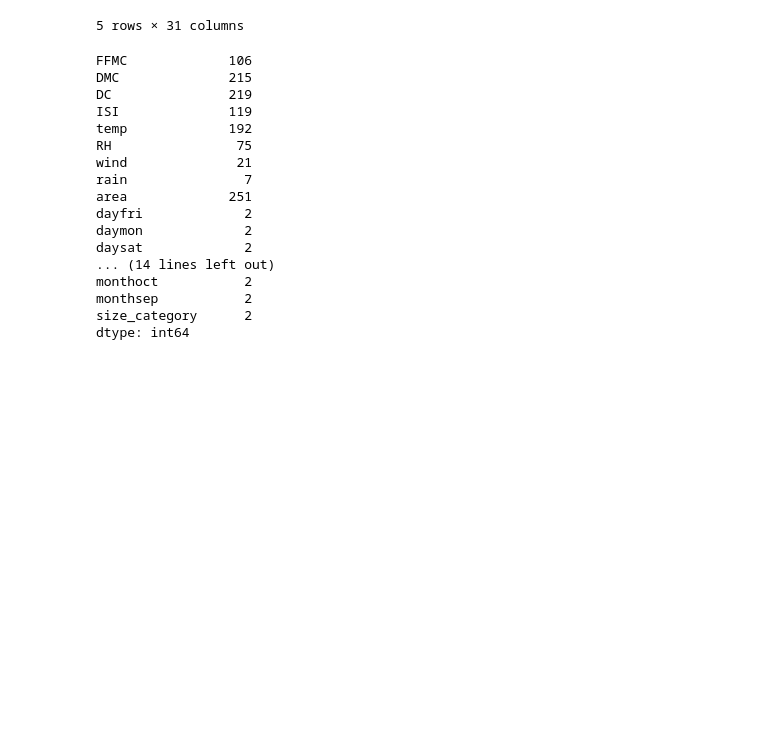
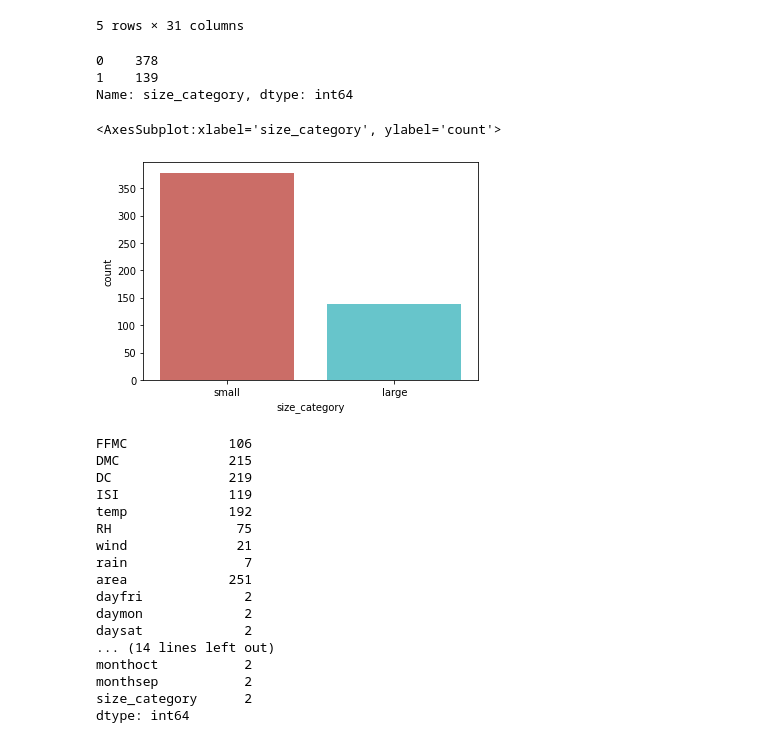
Before and after one commit to Smit131/DS-assignments-python, a Jupyter notebook: SVM/SVM jupycode.ipynb, the cells around one changed output. Saved outputs shown, nothing was run; the diff lists cells and outputs as text; code cells hidden in the pictures; blank space fills up the shorter version.

```diff
--- a/SVM/SVM jupycode.ipynb
+++ b/SVM/SVM jupycode.ipynb
@@ -28,6 +31,17 @@ df.head(5)
 | 3 | mar | fri | 91.7 | 33.3 | 77.5 | 9.0 | 8.3 | 97 | 4.0 | 0.2 | ... | ... |
 | 4 | mar | sun | 89.3 | 51.3 | 102.2 | 9.6 | 11.4 | 99 | 1.8 | 0.0 | ... | ... |
 5 rows × 31 columns
+# %%
+df["size_category"].value_counts()
+# %% [output]
+0    378
+1    139
+Name: size_category, dtype: int64
+# %%
+sns.countplot(df["size_category"], palette="hls")
+# %% [output]
+<AxesSubplot:xlabel='size_category', ylabel='count'>
+[figure, added]
 # %%
 # in the data for month and day already the dummy variables as present ...so we just neeed to drop the categry type ones
 df.drop(["month","day"],axis = 1, inplace=True)
```
Also changed, not shown: parts of 1 cell of this notebook.
